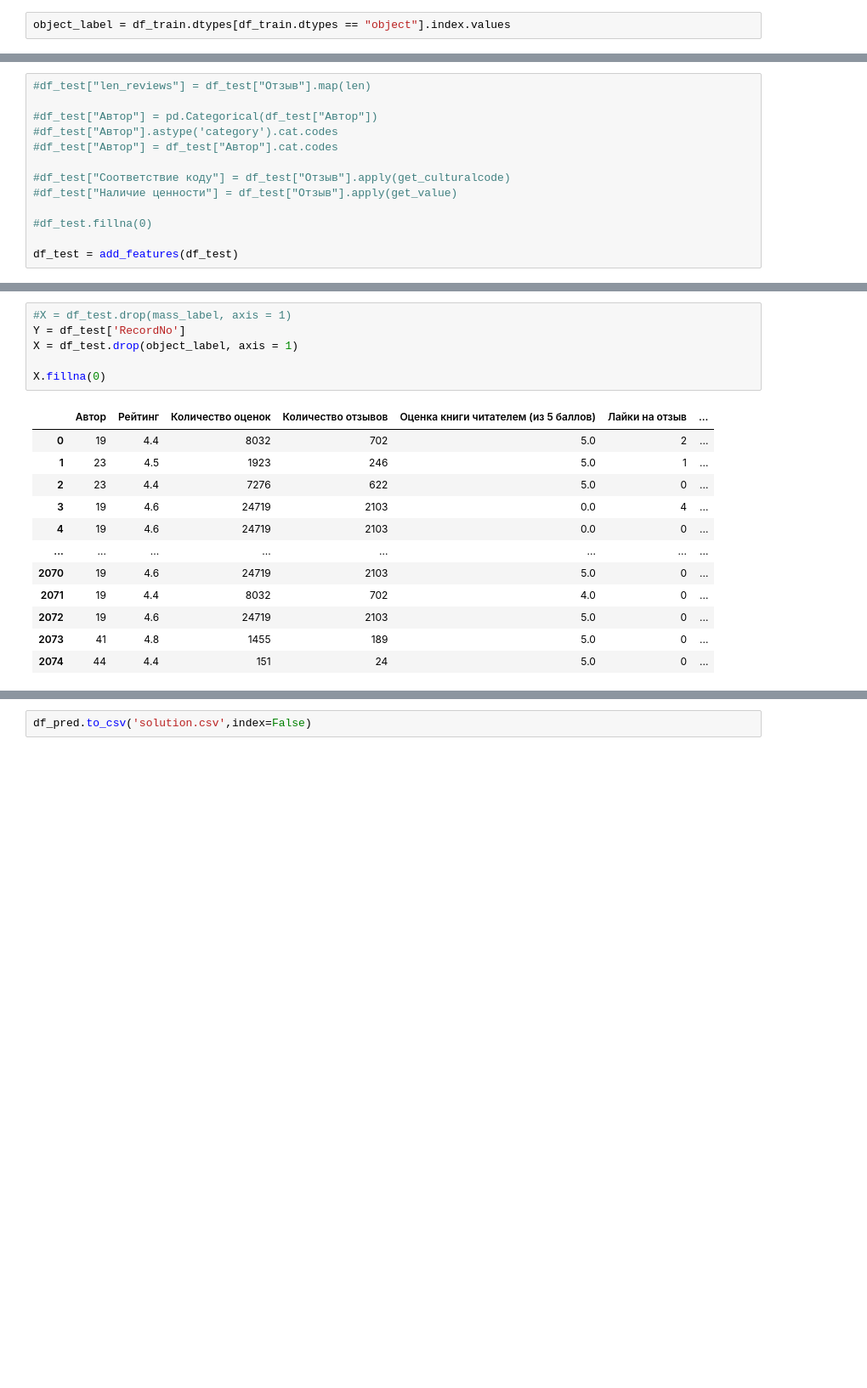
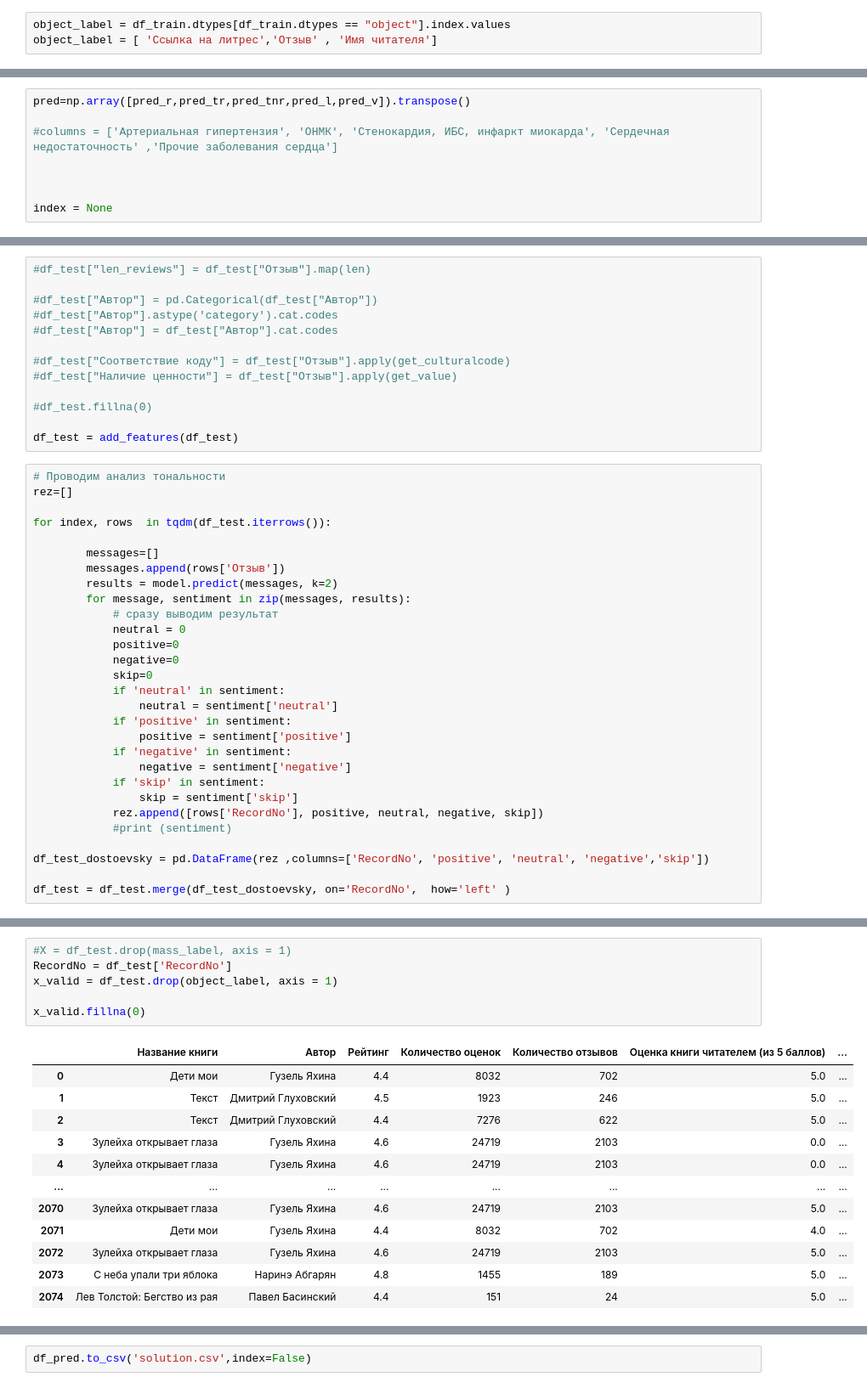
Before and after one commit to Value1965/CulturalCode, a Jupyter notebook: Культурный_baseline.ipynb, the cells around one changed output, grey strips where cells are left out. Shown: that part at 85% size. Drawn from its saved outputs; the diff is of its cells as text; blank space fills up the shorter version.

```diff
--- a/Культурный_baseline.ipynb
+++ b/Культурный_baseline.ipynb
@@ -350,3 +492,4 @@ mass_label = ['Релевантность',
        'Длина отзыва', 'Ценности']
 # %%
 object_label = df_train.dtypes[df_train.dtypes == "object"].index.values
+object_label = [ 'Ссылка на литрес','Отзыв' , 'Имя читателя']
@@ -452,3 +666,11 @@ pred[:,4] = pred_v
+# %%
+pred=np.array([pred_r,pred_tr,pred_tnr,pred_l,pred_v]).transpose()
+
+#columns = ['Артериальная гипертензия', 'ОНМК', 'Стенокардия, ИБС, инфаркт миокарда', 'Сердечная недостаточность' ,'Прочие заболевания сердца']
+
+
+
+index = None
 # %%
 y_test.head(3)
 # %% [output]
@@ -477,6 +812,35 @@ Recall score: 0.3978073868205561
 #df_test.fillna(0)
 
 df_test = add_features(df_test)
+# %%
+# Проводим анализ тональности
+rez=[]
+
+for index, rows  in tqdm(df_test.iterrows()):
+
+        messages=[]
+        messages.append(rows['Отзыв'])
+        results = model.predict(messages, k=2)
+        for message, sentiment in zip(messages, results):
+            # сразу выводим результат
+            neutral = 0
+            positive=0
+            negative=0
+            skip=0
+            if 'neutral' in sentiment:
+                neutral = sentiment['neutral']
+            if 'positive' in sentiment:
+                positive = sentiment['positive']
+            if 'negative' in sentiment:
+                negative = sentiment['negative']
+            if 'skip' in sentiment:
+                skip = sentiment['skip']
+            rez.append([rows['RecordNo'], positive, neutral, negative, skip])
+            #print (sentiment)
+
+df_test_dostoevsky = pd.DataFrame(rez ,columns=['RecordNo', 'positive', 'neutral', 'negative','skip'])
+
+df_test = df_test.merge(df_test_dostoevsky, on='RecordNo',  how='left' )
 # %%
 df_test.info()
 # %% [output]
@@ -500,19 +864,19 @@ memory usage: 212.9+ KB
 # %%
 #X = df_test.drop(mass_label, axis = 1)
-Y = df_test['RecordNo']
-X = df_test.drop(object_label, axis = 1)
+RecordNo = df_test['RecordNo']
+x_valid = df_test.drop(object_label, axis = 1)
 
-X.fillna(0)
+x_valid.fillna(0)
 # %% [output]
-|  | Автор | Рейтинг | Количество оценок | Количество отзывов | Оценка книги читателем (из 5 баллов) | Лайки на отзыв | ... |
-| 0 | 19 | 4.4 | 8032 | 702 | 5.0 | 2 | ... |
-| 1 | 23 | 4.5 | 1923 | 246 | 5.0 | 1 | ... |
-| 2 | 23 | 4.4 | 7276 | 622 | 5.0 | 0 | ... |
-| 3 | 19 | 4.6 | 24719 | 2103 | 0.0 | 4 | ... |
-| 4 | 19 | 4.6 | 24719 | 2103 | 0.0 | 0 | ... |
+|  | Название книги | Автор | Рейтинг | Количество оценок | Количество отзывов | Оценка книги читателем (из 5 баллов) | ... |
+| 0 | Дети мои | Гузель Яхина | 4.4 | 8032 | 702 | 5.0 | ... |
+| 1 | Текст | Дмитрий Глуховский | 4.5 | 1923 | 246 | 5.0 | ... |
+| 2 | Текст | Дмитрий Глуховский | 4.4 | 7276 | 622 | 5.0 | ... |
+| 3 | Зулейха открывает глаза | Гузель Яхина | 4.6 | 24719 | 2103 | 0.0 | ... |
+| 4 | Зулейха открывает глаза | Гузель Яхина | 4.6 | 24719 | 2103 | 0.0 | ... |
 | ... | ... | ... | ... | ... | ... | ... | ... |
-| 2070 | 19 | 4.6 | 24719 | 2103 | 5.0 | 0 | ... |
-| 2071 | 19 | 4.4 | 8032 | 702 | 4.0 | 0 | ... |
-| 2072 | 19 | 4.6 | 24719 | 2103 | 5.0 | 0 | ... |
-| 2073 | 41 | 4.8 | 1455 | 189 | 5.0 | 0 | ... |
-| 2074 | 44 | 4.4 | 151 | 24 | 5.0 | 0 | ... |
+| 2070 | Зулейха открывает глаза | Гузель Яхина | 4.6 | 24719 | 2103 | 5.0 | ... |
+| 2071 | Дети мои | Гузель Яхина | 4.4 | 8032 | 702 | 4.0 | ... |
+| 2072 | Зулейха открывает глаза | Гузель Яхина | 4.6 | 24719 | 2103 | 5.0 | ... |
+| 2073 | С неба упали три яблока | Наринэ Абгарян | 4.8 | 1455 | 189 | 5.0 | ... |
+| 2074 | Лев Толстой: Бегство из рая | Павел Басинский | 4.4 | 151 | 24 | 5.0 | ... |
```
Also changed, not shown: parts of 75 cells of this notebook.
